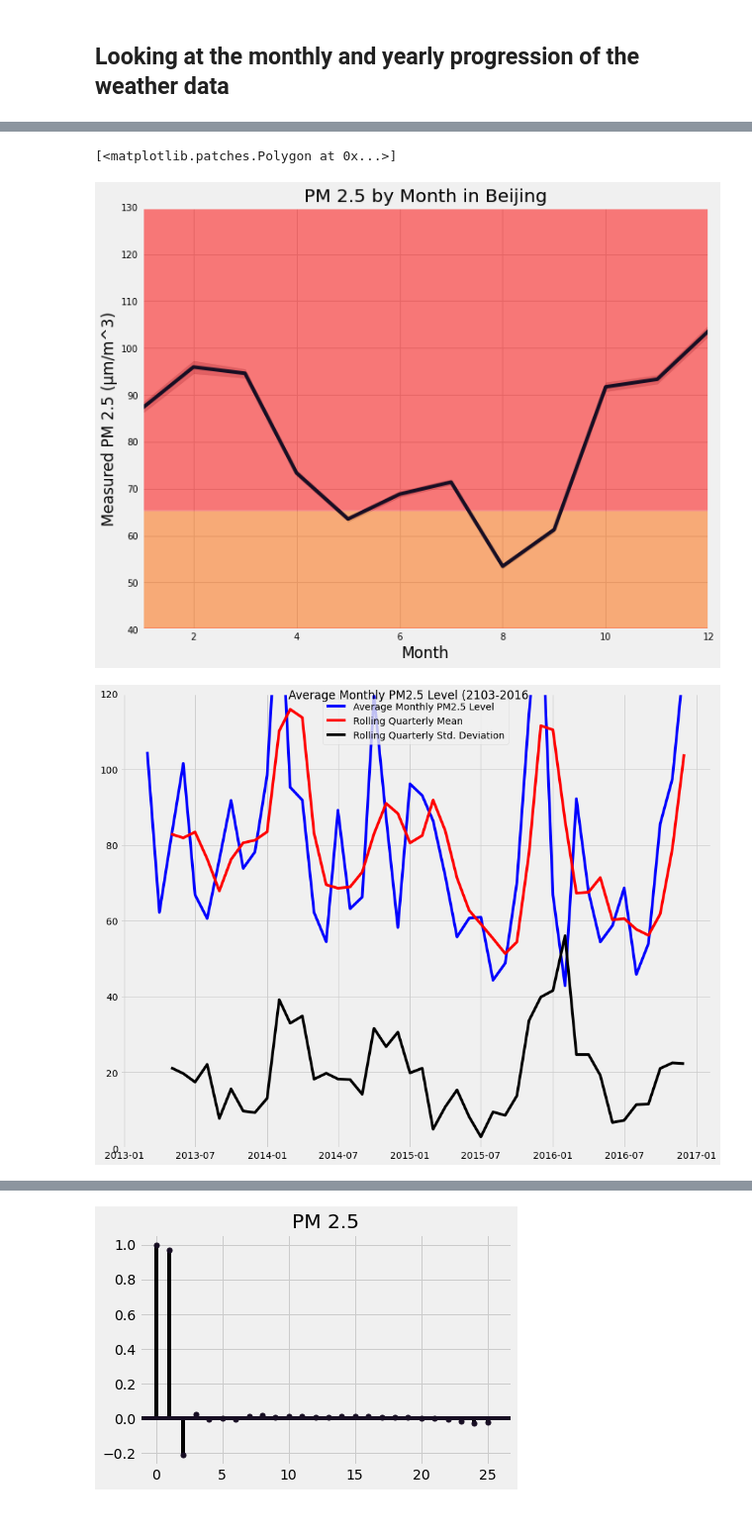
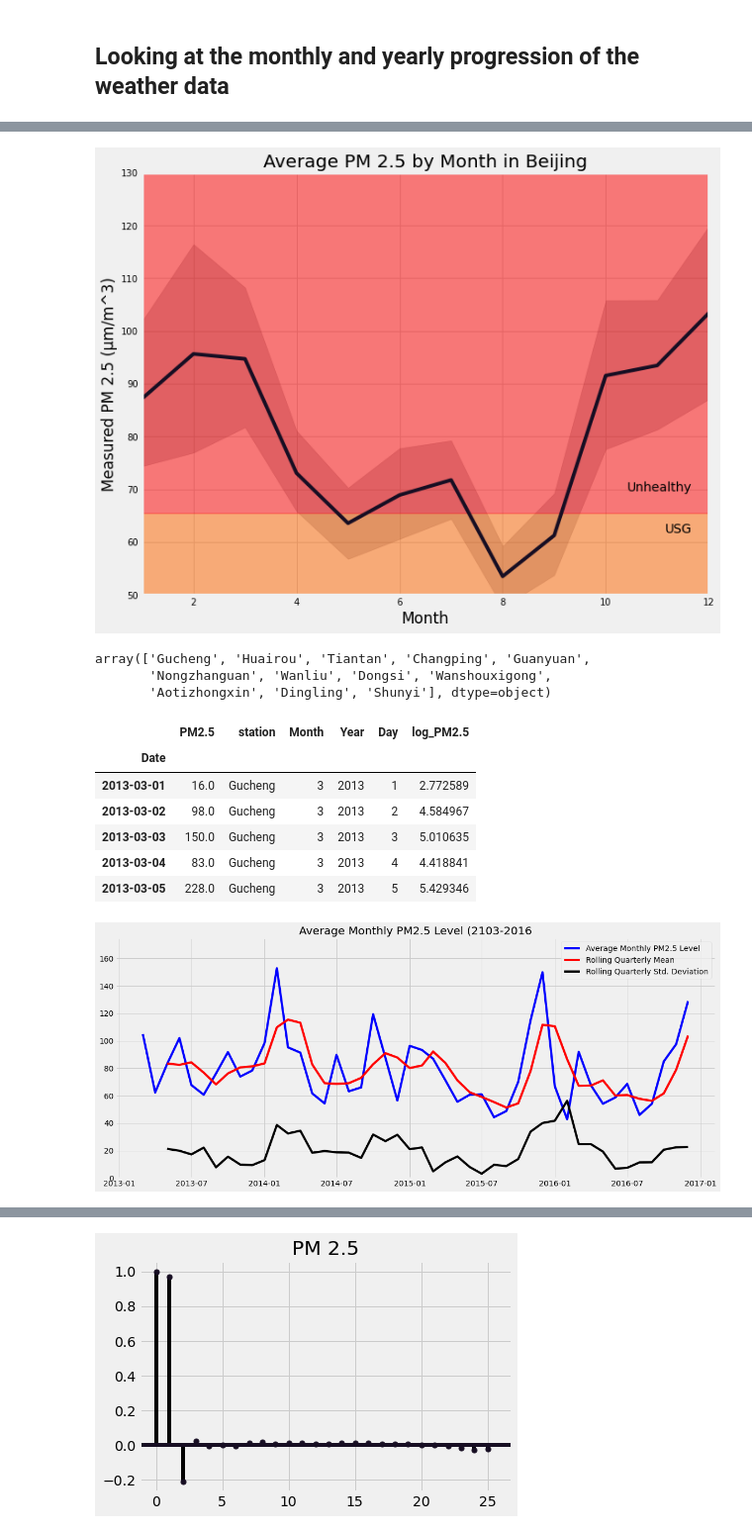
Before and after one commit to dolcikey/TimeSeriesForecasting_BeijingAirQuality, a Jupyter notebook: 02_EDA.ipynb, the cells around one changed output, grey strips where cells are left out. Shown at 99% size. Cells and saved outputs as stored; diff of their text form; code cells hidden in the pictures.

```diff
--- a/02_EDA.ipynb
+++ b/02_EDA.ipynb
@@ -185,37 +228,65 @@ fig, ax = plt.subplots(figsize=(10, 8))
 sns.lineplot(x = 'Month', y = 'PM2.5', data = df);
 ax.set(xlabel='Month',
        ylabel='Measured PM 2.5 (μm/m^3)',
-       title='PM 2.5 by Month in Beijing',
-       xlim=[1, 12],ylim=[40,130])
+       title='Average PM 2.5 by Month in Beijing',
+       xlim=[1, 12],ylim=[50,130])
 plt.xticks(size = 10)
 plt.yticks(size = 10)
+ax.annotate('Unhealthy',color = 'k',
+            xy=(800,100), xycoords='figure points',
+            xytext=(.97, 0.27), textcoords='axes fraction',
+            #arrowprops=dict(facecolor='r', shrink=0.05),
+            horizontalalignment='right', verticalalignment='top')
+ax.annotate('USG',color = 'k',
+            xy=(800,100), xycoords='figure points',
+            xytext=(.97, 0.17), textcoords='axes fraction',
+            #arrowprops=dict(facecolor='r', shrink=0.05),
+            horizontalalignment='right', verticalalignment='top')
 fill([0,12,12,0], [0,0,15.4,15.4], 'green', alpha=0.5, edgecolor='r')
 fill([0,12,12,0], [15.5,15.5,40.4,40.4], 'yellow', alpha=0.5, edgecolor='r')
 fill([0,12,12,0], [40.5,40.5,65.4,65.4], '#ff6500', alpha=0.5, edgecolor='r')
 fill([0,12,12,0], [65.5,65.5,150.4,150.4], 'red', alpha=0.5, edgecolor='r')
 fill([0,12,12,0], [150.5,150.5,250.4,250.4], 'purple', alpha=0.5, edgecolor='r')
 fill([0,12,12,0], [250.5,250.5,500.4,500.4], 'brown', alpha=0.5, edgecolor='r')
+#fig.savefig('PNG/beijing_hazard_level.png', bbox_inches= 'tight', padding_inches = 4, transparent = True)
 # %% [output]
-[<matplotlib.patches.Polygon at 0x...>]
-[figure, old version]
+[figure, new version]
+# %%
+df.station.unique()
+# %% [output]
+array(['Gucheng', 'Huairou', 'Tiantan', 'Changping', 'Guanyuan',
+       'Nongzhanguan', 'Wanliu', 'Dongsi', 'Wanshouxigong',
+       'Aotizhongxin', 'Dingling', 'Shunyi'], dtype=object)
+# %%
+df.head()
+# %% [output]
+|  | PM2.5 | station | Month | Year | Day | log_PM2.5 |
+| Date |  |  |  |  |  |  |
+| 2013-03-01 | 16.0 | Gucheng | 3 | 2013 | 1 | 2.772589 |
+| 2013-03-02 | 98.0 | Gucheng | 3 | 2013 | 2 | 4.584967 |
+| 2013-03-03 | 150.0 | Gucheng | 3 | 2013 | 3 | 5.010635 |
+| 2013-03-04 | 83.0 | Gucheng | 3 | 2013 | 4 | 4.418841 |
+| 2013-03-05 | 228.0 | Gucheng | 3 | 2013 | 5 | 5.429346 |
 # %%
 df_ = df['PM2.5'].resample('MS').mean()
 #open_monthly_series = df.open
 
 roll_mean = df_.rolling(window = 3).mean()
 roll_std = df_.rolling(window = 3).std()
 
 
-fig, ax = plt.subplots(figsize=(13, 10))
+fig, ax = plt.subplots(figsize=(16, 7))
 ax.plot(df_, color='blue',label='Average Monthly PM2.5 Level')
 ax.plot(roll_mean, color='red', label='Rolling Quarterly Mean')
 ax.plot(roll_std, color='black', label='Rolling Quarterly Std. Deviation')
-ax.set_ylim(0, 120)
-ax.legend()
-fig.suptitle('Average Monthly PM2.5 Level (2103-2016')
+
+ax.legend(loc = 0,bbox_to_anchor = (1,1))
+ax.set_title('Average Monthly PM2.5 Level (2103-2016')
+ax.set_ylim((0,175))
 fig.tight_layout()
+fig.savefig('PNG/rolling_stats.png', bbox_inches= 'tight', padding_inches = 4, transparent = True)
 # %% [output]
-[figure, old version]
+[figure, new version]
 # %%
 from statsmodels.tsa.stattools import adfuller
 
```
Also changed, not shown: parts of 24 cells of this notebook.
